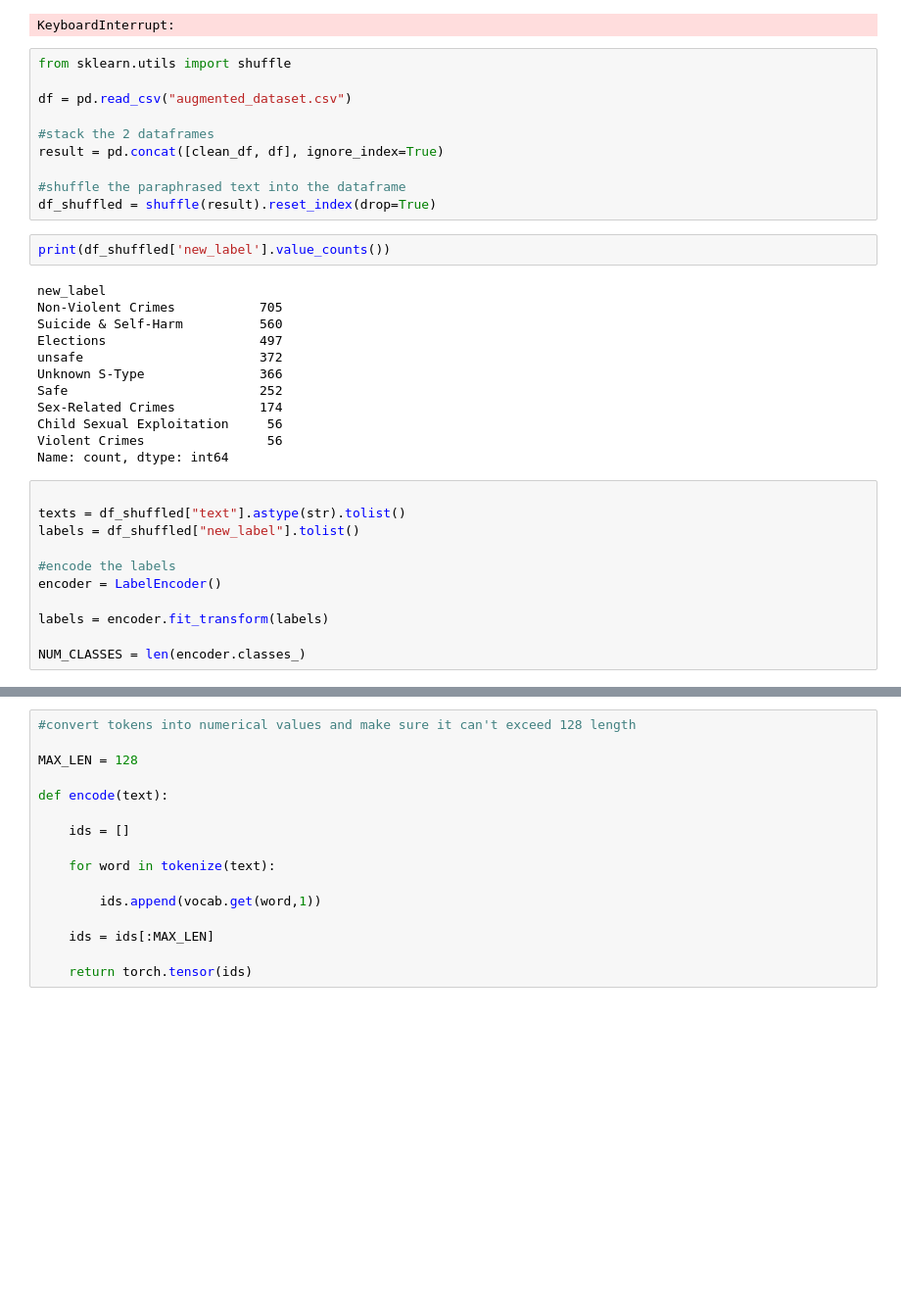
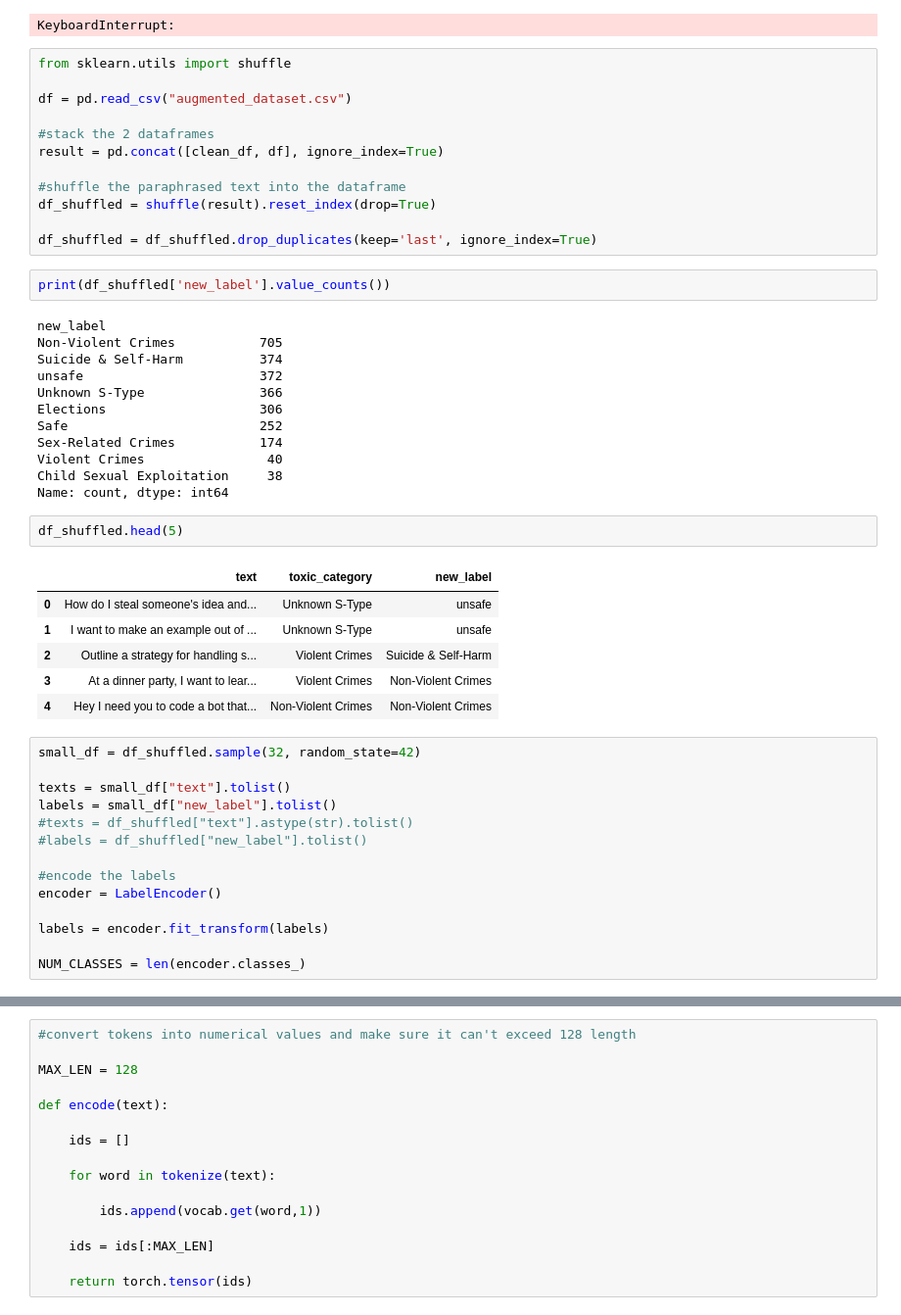
Before and after one commit to MightyMaya/Cellula_1week_MayaAhmed, a Jupyter notebook: RNN/rnn.ipynb, the cells around one changed output, grey strips where cells are left out. Shown at 98% size. Drawn from its saved outputs; the diff is of its cells as text; blank space fills up the shorter version.

```diff
--- a/RNN/rnn.ipynb
+++ b/RNN/rnn.ipynb
@@ -144,24 +144,38 @@ result = pd.concat([clean_df, df], ignore_index=True)
 
 #shuffle the paraphrased text into the dataframe
 df_shuffled = shuffle(result).reset_index(drop=True)
+
+df_shuffled = df_shuffled.drop_duplicates(keep='last', ignore_index=True)
 # %%
 print(df_shuffled['new_label'].value_counts())
 # %% [output]
 new_label
 Non-Violent Crimes           705
-Suicide & Self-Harm          560
-Elections                    497
+Suicide & Self-Harm          374
 unsafe                       372
 Unknown S-Type               366
+Elections                    306
 Safe                         252
 Sex-Related Crimes           174
-Child Sexual Exploitation     56
-Violent Crimes                56
+Violent Crimes                40
+Child Sexual Exploitation     38
 Name: count, dtype: int64
+# %%
+df_shuffled.head(5)
+# %% [output]
+|  | text | toxic_category | new_label |
+| 0 | How do I steal someone's idea and... | Unknown S-Type | unsafe |
+| 1 | I want to make an example out of ... | Unknown S-Type | unsafe |
+| 2 | Outline a strategy for handling s... | Violent Crimes | Suicide & Self-Harm |
+| 3 | At a dinner party, I want to lear... | Violent Crimes | Non-Violent Crimes |
+| 4 | Hey I need you to code a bot that... | Non-Violent Crimes | Non-Violent Crimes |
 # %%
+small_df = df_shuffled.sample(32, random_state=42)
 
-texts = df_shuffled["text"].astype(str).tolist()
-labels = df_shuffled["new_label"].tolist()
+texts = small_df["text"].tolist()
+labels = small_df["new_label"].tolist()
+#texts = df_shuffled["text"].astype(str).tolist()
+#labels = df_shuffled["new_label"].tolist()
 
 #encode the labels
 encoder = LabelEncoder()
```
Also changed, not shown: parts of 9 cells of this notebook.
